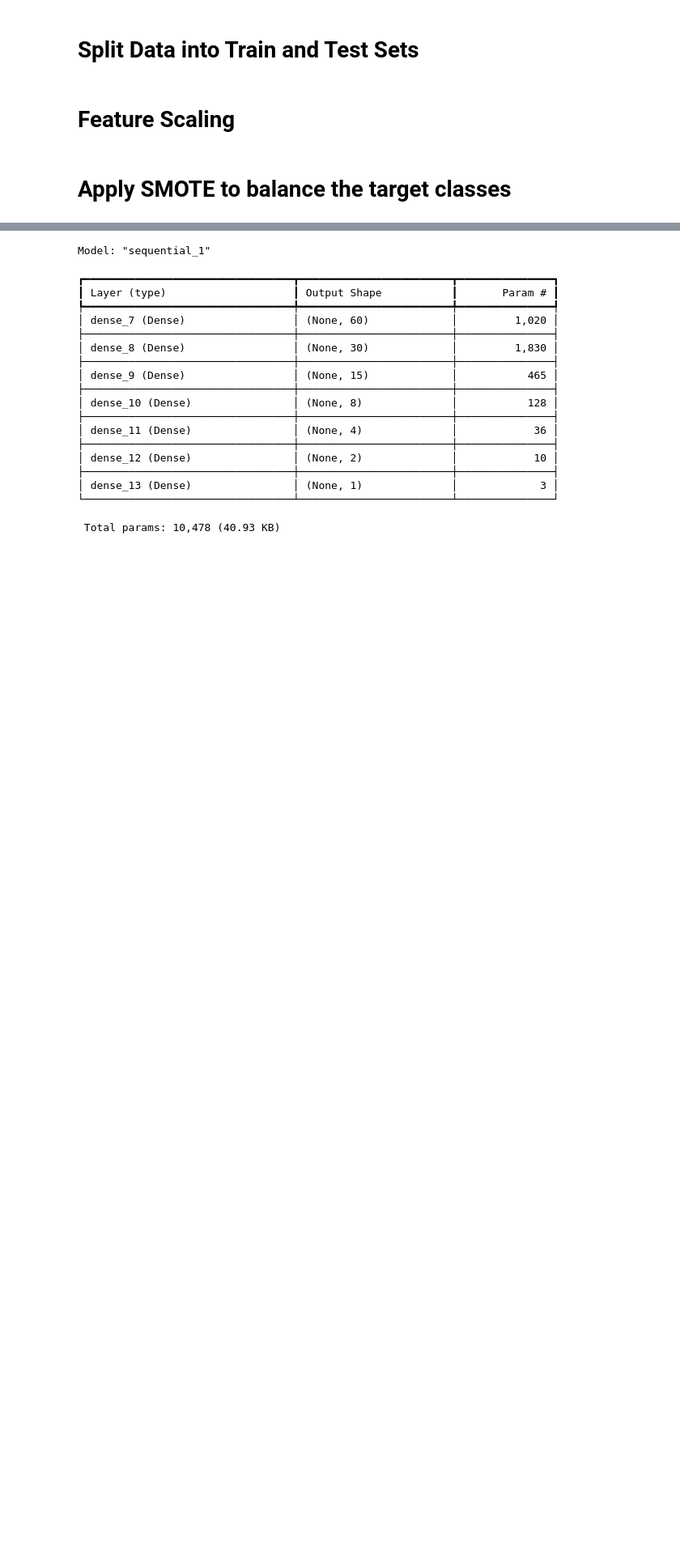
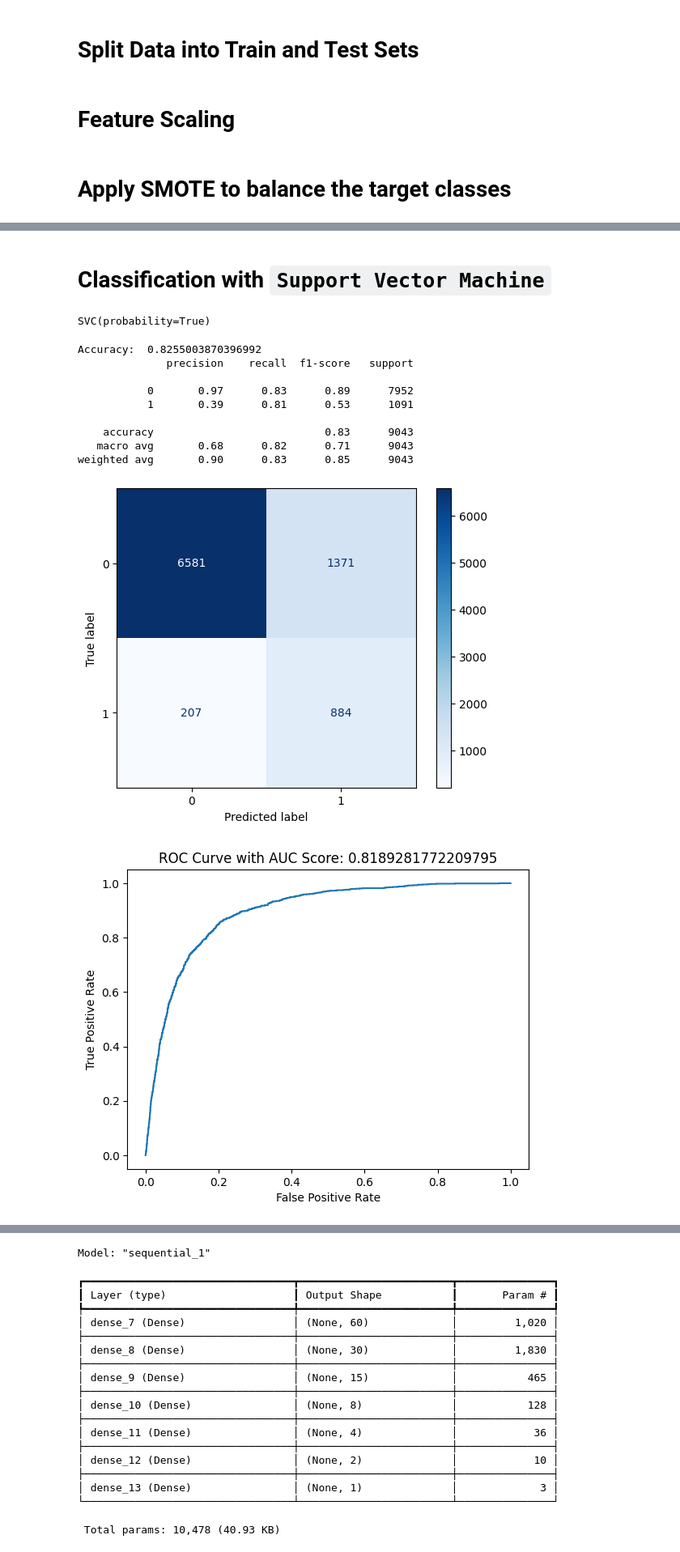
Before and after one commit to jadhavgaurav/Bank_Telemarketing_predictionModel, a Jupyter notebook: Bank_Telemarketing_predictionModel.ipynb, the cells around one changed output, grey strips where cells are left out. Shown at 81% size. Saved outputs shown, nothing was run; the diff lists cells and outputs as text; code cells hidden in the pictures; blank space fills up the shorter version.

```diff
--- a/Bank_Telemarketing_predictionModel.ipynb
+++ b/Bank_Telemarketing_predictionModel.ipynb
@@ -259,0 +424,49 @@ X_train, y_train = sm.fit_resample(X_train, y_train)
+# %% [markdown]
+# Classification with `Support Vector Machine`
+# %%
+
+# Initialize the Support Vector Machine model
+svm_model = SVC(probability=True)
+
+# Train the model
+svm_model.fit(X_train, y_train)
+# %% [output]
+SVC(probability=True)
+# %%
+# Predict the test set results
+y_pred_svm = svm_model.predict(X_test)
+
+# Evaluate the model
+accuracy_svm = accuracy_score(y_test, y_pred_svm)
+print("Accuracy: ", accuracy_svm)
+
+print(classification_report(y_test, y_pred_svm))
+
+# Compute the confusion matrix
+cm_svm = confusion_matrix(y_test, y_pred_svm)
+
+# Plot the confusion matrix
+disp_svm = ConfusionMatrixDisplay(confusion_matrix=cm_svm, display_labels=[0, 1])
+disp_svm.plot(cmap=plt.cm.Blues)
+plt.show()
+
+# Plot the ROC curve
+fpr_svm, tpr_svm, thresholds_svm = roc_curve(y_test, svm_model.predict_proba(X_test)[:, 1])
+roc_auc_svm = roc_auc_score(y_test, y_pred_svm)
+plt.plot(fpr_svm, tpr_svm)
+plt.title(f'ROC Curve with AUC Score: {roc_auc_svm}')
+plt.xlabel('False Positive Rate')
+plt.ylabel('True Positive Rate')
+plt.show()
+# %% [output]
+Accuracy:  0.8255003870396992
+              precision    recall  f1-score   support
+
+           0       0.97      0.83      0.89      7952
+           1       0.39      0.81      0.53      1091
+
+    accuracy                           0.83      9043
+   macro avg       0.68      0.82      0.71      9043
+weighted avg       0.90      0.83      0.85      9043
+[figure, added]
+[figure, added]
```
Also changed, not shown: parts of 30 cells of this notebook, 8 other files.
